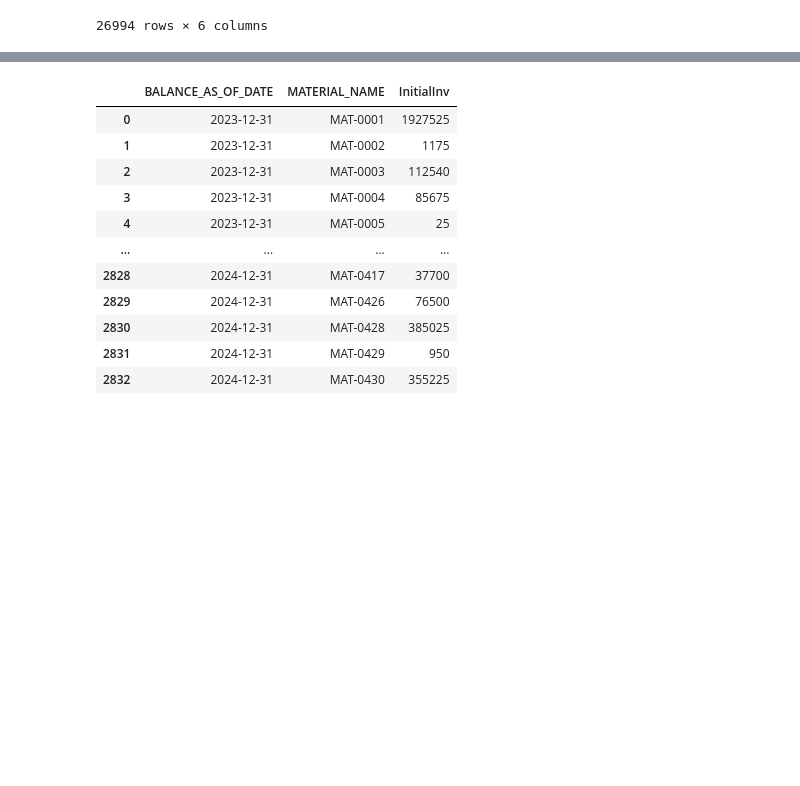
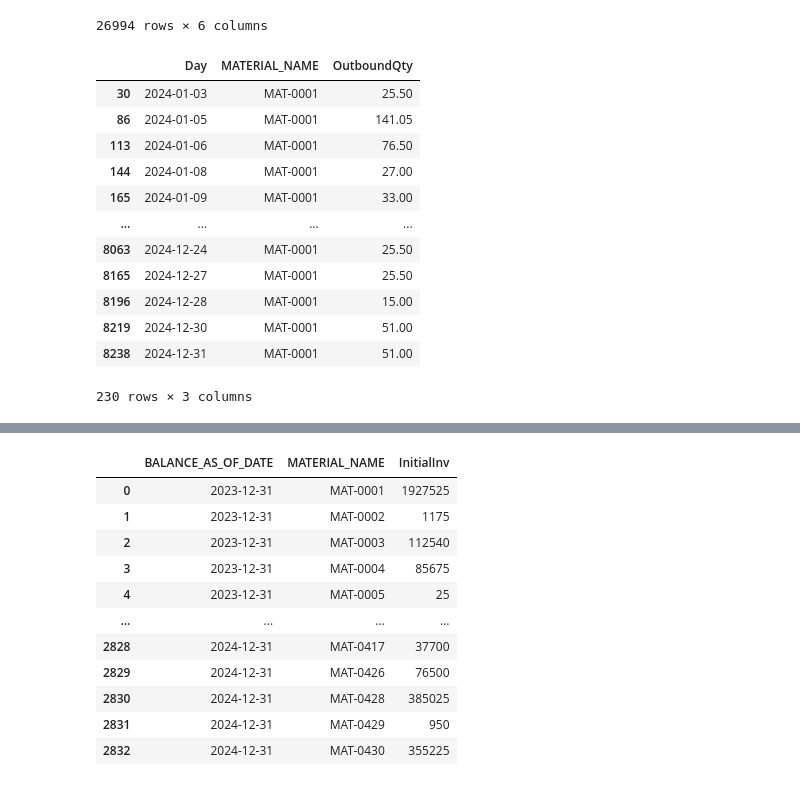
Before and after one commit to peter-parit/em-hackathon-notebooks, a Jupyter notebook: Notebooks/data-nanu.ipynb, the cells around one changed output, grey strips where cells are left out. Cells and saved outputs as stored; diff of their text form; code cells hidden in the pictures; blank space fills up the shorter version.

```diff
--- a/Notebooks/data-nanu.ipynb
+++ b/Notebooks/data-nanu.ipynb
@@ -285,6 +285,26 @@ outbound
 | 26992 | 2025-01-02 | SINGAPORE-WAREHOUSE | Marine | MAT-0012 | CST-01467 | 15.125 |
 | 26993 | 2025-01-02 | SINGAPORE-WAREHOUSE | Marine | MAT-0012 | CST-01467 | 9.625 |
 26994 rows × 6 columns
+# %%
+# get outbound for china plant per date and material
+china_outbound = outbound[outbound['PLANT_NAME'] == 'CHINA-WAREHOUSE'].copy()
+outbound_grouped = china_outbound.groupby(['OUTBOUND_DATE', 'MATERIAL_NAME'])['NET_QUANTITY_MT'].sum().reset_index()
+outbound_grouped.rename(columns={'OUTBOUND_DATE': 'Day', 'NET_QUANTITY_MT': 'OutboundQty'}, inplace=True)
+outbound_grouped[outbound_grouped['MATERIAL_NAME'] == 'MAT-0001'].sort_values(by='Day', ascending=True)
+# %% [output]
+|  | Day | MATERIAL_NAME | OutboundQty |
+| 30 | 2024-01-03 | MAT-0001 | 25.50 |
+| 86 | 2024-01-05 | MAT-0001 | 141.05 |
+| 113 | 2024-01-06 | MAT-0001 | 76.50 |
+| 144 | 2024-01-08 | MAT-0001 | 27.00 |
+| 165 | 2024-01-09 | MAT-0001 | 33.00 |
+| ... | ... | ... | ... |
+| 8063 | 2024-12-24 | MAT-0001 | 25.50 |
+| 8165 | 2024-12-27 | MAT-0001 | 25.50 |
+| 8196 | 2024-12-28 | MAT-0001 | 15.00 |
+| 8219 | 2024-12-30 | MAT-0001 | 51.00 |
+| 8238 | 2024-12-31 | MAT-0001 | 51.00 |
+230 rows × 3 columns
 # %%
 # inventory for china plant
 china_inventory = inventory[inventory['PLANT_NAME'] == 'CHINA-WAREHOUSE']
```
Also changed, not shown: parts of 5 cells of this notebook, 1 other file.
